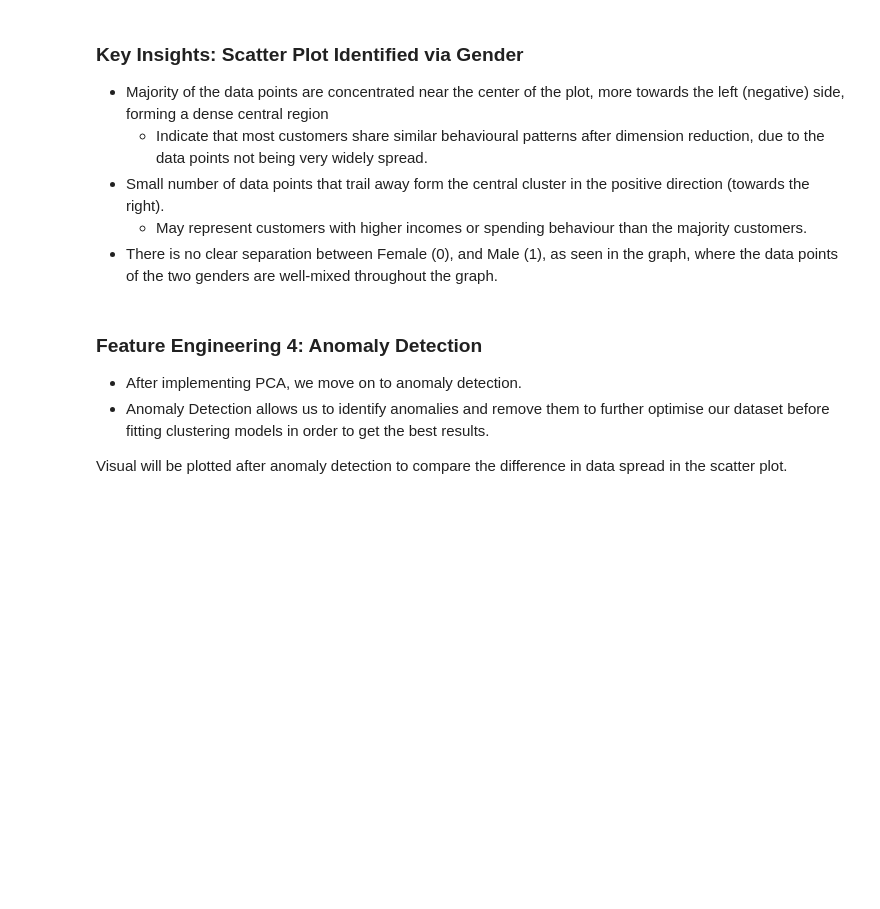
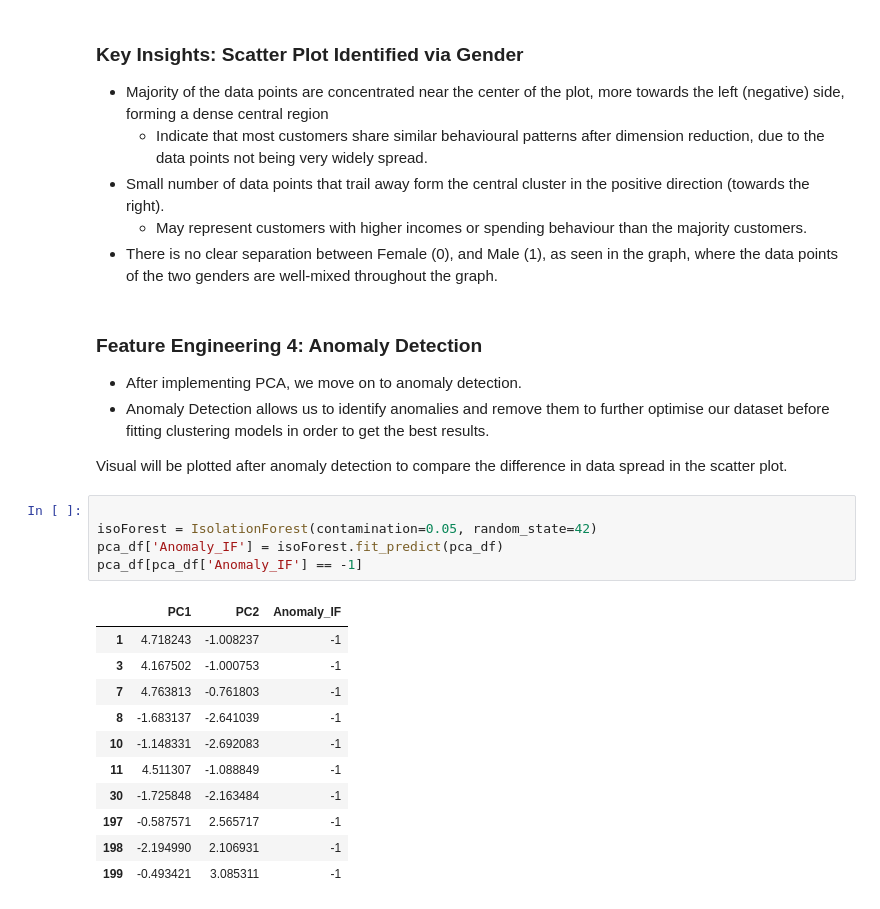
Before and after one commit to Cayden08/AIML, a Jupyter notebook: CA2/p2510893_CA2_PartA_Cayden.ipynb, the cells around one changed output. Drawn from its saved outputs; the diff is of its cells as text; blank space fills up the shorter version.

```diff
--- a/CA2/p2510893_CA2_PartA_Cayden.ipynb
+++ b/CA2/p2510893_CA2_PartA_Cayden.ipynb
@@ -557,3 +558,20 @@ plt.show()
 - Anomaly Detection allows us to identify anomalies and remove them to further optimise our dataset before fitting clustering models in order to get the best results.
 
 Visual will be plotted after anomaly detection to compare the difference in data spread in the scatter plot.
+# %%
+
+isoForest = IsolationForest(contamination=0.05, random_state=42)
+pca_df['Anomaly_IF'] = isoForest.fit_predict(pca_df)
+pca_df[pca_df['Anomaly_IF'] == -1]
+# %% [output]
+|  | PC1 | PC2 | Anomaly_IF |
+| 1 | 4.718243 | -1.008237 | -1 |
+| 3 | 4.167502 | -1.000753 | -1 |
+| 7 | 4.763813 | -0.761803 | -1 |
+| 8 | -1.683137 | -2.641039 | -1 |
+| 10 | -1.148331 | -2.692083 | -1 |
+| 11 | 4.511307 | -1.088849 | -1 |
+| 30 | -1.725848 | -2.163484 | -1 |
+| 197 | -0.587571 | 2.565717 | -1 |
+| 198 | -2.194990 | 2.106931 | -1 |
+| 199 | -0.493421 | 3.085311 | -1 |
```
Also changed, not shown: parts of 3 cells of this notebook, 1 other file.
